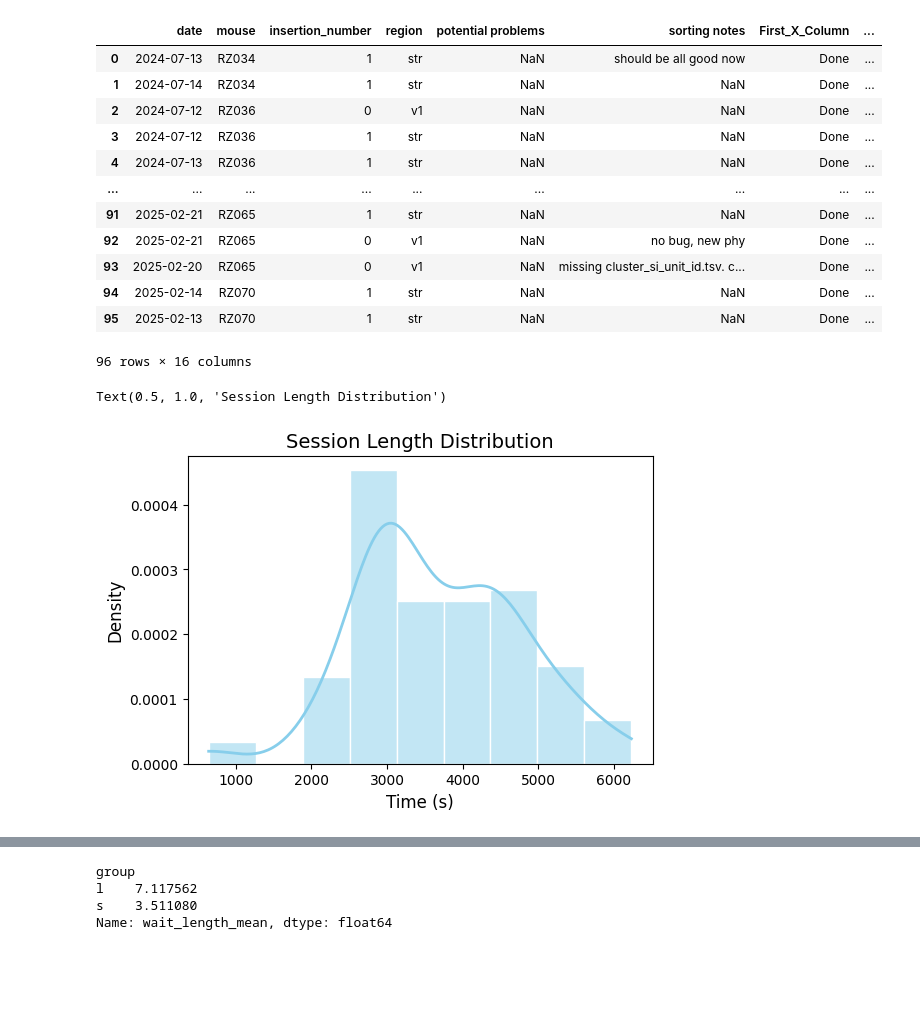
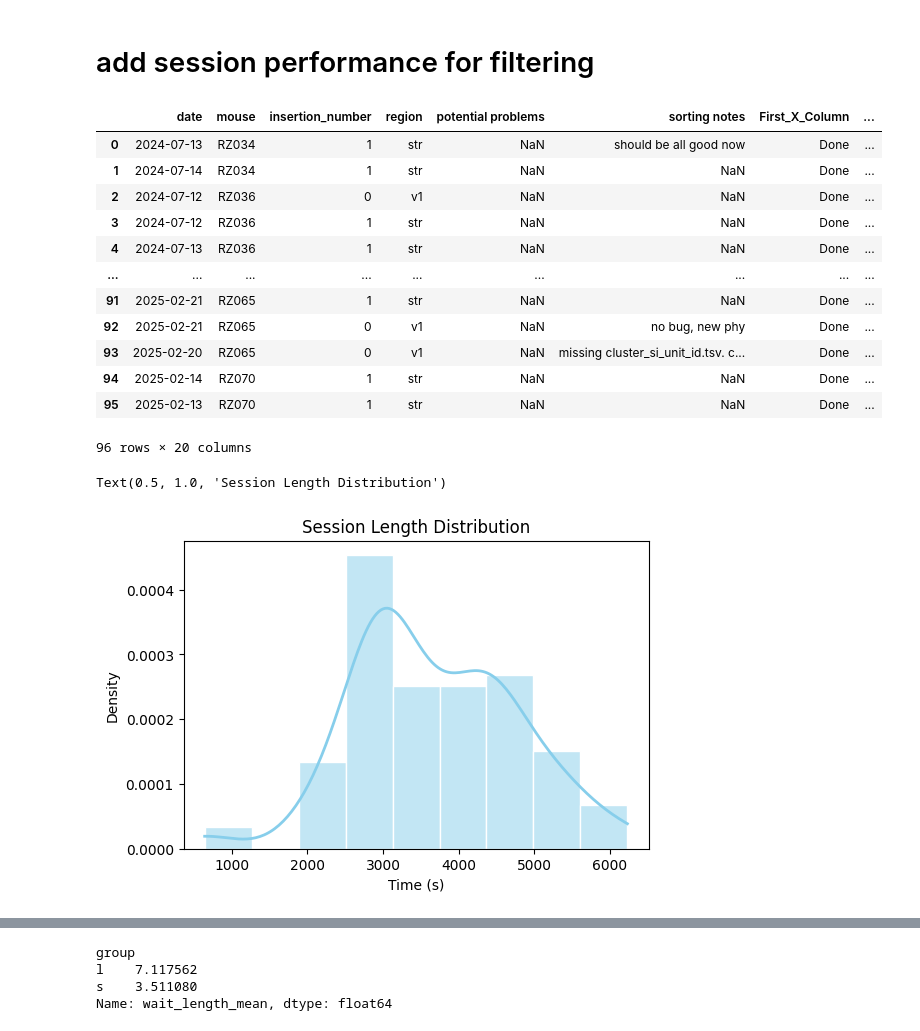
Before and after one commit to rebz444/cheerios, a Jupyter notebook: 0c_neural_data_examining.ipynb, the cells around one changed output, grey strips where cells are left out. Cells and saved outputs as stored; diff of their text form; code cells hidden in the pictures; blank space fills up the shorter version.

```diff
--- a/0c_neural_data_examining.ipynb
+++ b/0c_neural_data_examining.ipynb
@@ -13,7 +13,7 @@ import paths as p
 # %%
 sessions_all_raw = pd.read_csv(os.path.join(p.LOGS_DIR, 'sessions_official_raw.csv'), index_col=0)
 # %%
-cohort_dict = {
+group_dict = {
   "s": ["RZ034", "RZ035", "RZ036",
     "RZ047", "RZ048", "RZ049", "RZ050", "RZ051",
     "RZ061", "RZ062", "RZ063", "RZ064", "RZ069", "RZ070", "RZ071", "RZ072"],
@@ -21,9 +21,17 @@ cohort_dict = {
     "RZ052", "RZ053", "RZ054", "RZ055", "RZ056",
     "RZ057", "RZ058", "RZ059", "RZ060", "RZ065", "RZ066", "RZ067", "RZ068"]
     }
+cohort_dict = {
+    '5':['RZ034', 'RZ036', 'RZ037', 'RZ038', 'RZ039'],
+    '6':['RZ047', 'RZ049','RZ050', 'RZ051', 'RZ052', 'RZ053', 'RZ055'],
+    '7': ['RZ057', 'RZ058', 'RZ059', 'RZ060', 'RZ061', 'RZ062', 'RZ063', 'RZ064',
+          'RZ065', 'RZ066', 'RZ067', 'RZ068', 'RZ069', 'RZ070', 'RZ071', 'RZ072']
+}
 # %%
 # Create a mapping from mouse name to group label
-mouse_to_group = {mouse: group for group, mice in cohort_dict.items() for mouse in mice}
+mouse_to_group = {mouse: group for group, mice in group_dict.items() for mouse in mice}
+mouse_to_cohort = {mouse: cohort for cohort, mice in cohort_dict.items() for mouse in mice}
 
 # Add the 'group' column to sessions_all_raw
 sessions_all_raw['group'] = sessions_all_raw['mouse'].map(mouse_to_group)
+sessions_all_raw['cohort'] = sessions_all_raw['mouse'].map(mouse_to_cohort)
@@ -40,3 +54,5 @@ sessions_all_raw['group'] = sessions_all_raw['mouse'].map(mouse_to_group)
+# %% [markdown]
+# add session performance for filtering
 # %%
 def get_session_length(trials):
     session_start_time = trials['event_start_time'].iloc[0]
@@ -50,15 +66,23 @@ def add_session_performance(sessions_all_raw):
         session_id = session_info['id']
         _, trials, _ = utils.get_session_data(session_id)
 
-        sesson_performance_dict = {
+        num_trials = len(trials)
+        num_missed = trials.missed.sum()
+        percent_missed = num_missed / num_trials * 100
+        num_bg_penalty = num_bg_penalty = (trials['num_bg_repeat'] > 0).sum()
+        percent_bg_penalty = num_bg_penalty / num_trials * 100
+
+        session_performance_dict = {
             'id': session_id,
             'length': get_session_length(trials),
-            'num_trials': len(trials),
-            'num_missed': trials.missed.sum(),
+            'num_trials': num_trials,
+            'num_missed': num_missed,
+            'percent_missed': percent_missed,
+            'num_bg_penalty': num_bg_penalty,
+            'percent_bg_penalty': percent_bg_penalty,
             'wait_length_mean': trials.wait_length.mean()
-
         }
-        session_performance_list.append(sesson_performance_dict)
+        session_performance_list.append(session_performance_dict)
     session_performance = pd.DataFrame(session_performance_list)
     session_performance_log = pd.merge(sessions_all_raw, session_performance)
     return session_performance_log
@@ -80,23 +104,23 @@ sessions_all
 | 93 | 2025-02-20 | RZ065 | 0 | v1 | NaN | missing cluster_si_unit_id.tsv. c... | Done | ... |
 | 94 | 2025-02-14 | RZ070 | 1 | str | NaN | NaN | Done | ... |
 | 95 | 2025-02-13 | RZ070 | 1 | str | NaN | NaN | Done | ... |
-96 rows × 16 columns
+96 rows × 20 columns
 # %%
 plt.figure(figsize=(6, 4))
 ax = sns.histplot(
     data=sessions_all['length'],
     kde=True,          # Adds KDE trend line
     stat="density",    # Normalizes histogram to match KDE scale
     bins="auto",       # Auto-selects bin size (or set manually, e.g., bins=30)
     color="skyblue",   # Histogram color
     edgecolor="white", # Edge color for bars
     line_kws={"color": "red", "lw": 2}  # KDE line style
 )
 
 # Labels & title
-plt.xlabel('Time (s)', fontsize=12)
-plt.ylabel('Density', fontsize=12)
-plt.title('Session Length Distribution', fontsize=14)
+plt.xlabel('Time (s)')
+plt.ylabel('Density')
+plt.title('Session Length Distribution')
 # %% [output]
 Text(0.5, 1.0, 'Session Length Distribution')
-[figure, old version]
+[figure, new version]
```
Also changed, not shown: parts of 7 cells of this notebook, 6 other files.
